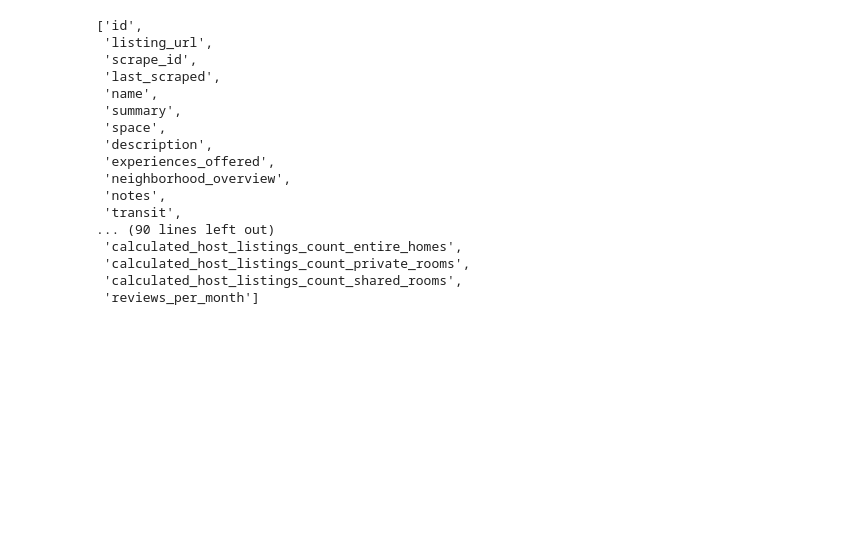
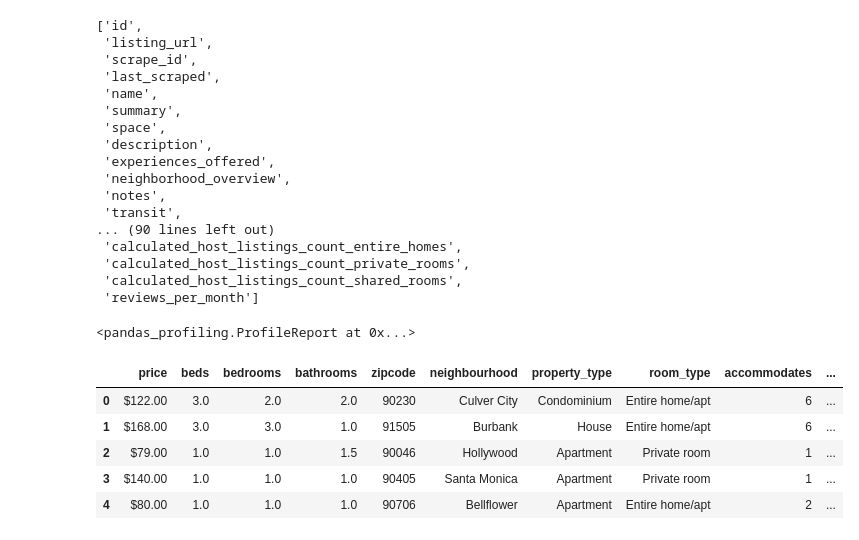
Before and after one commit to bw-airbnb-team-3/data-engineering, a Jupyter notebook: notebooks/DS_AirBnB_Team3.ipynb, the cells around one changed output. Drawn from its saved outputs; the diff is of its cells as text; code cells hidden in the pictures; blank space fills up the shorter version.

```diff
--- a/notebooks/DS_AirBnB_Team3.ipynb
+++ b/notebooks/DS_AirBnB_Team3.ipynb
@@ -86,3 +88,22 @@ list(det_list.columns)
  'calculated_host_listings_count_private_rooms',
  'calculated_host_listings_count_shared_rooms',
  'reviews_per_month']
+# %%
+pandas_profiling.ProfileReport(det_list)
+# %% [output]
+<pandas_profiling.ProfileReport at 0x...>
+# %%
+columns = ['price', 'beds', 'bedrooms', 'bathrooms', 'zipcode', 'neighbourhood',
+           'property_type', 'room_type', 'accommodates', 'guests_included',
+           'minimum_nights', 'instant_bookable']
+
+train = det_list[columns]
+
+train.head()
+# %% [output]
+|  | price | beds | bedrooms | bathrooms | zipcode | neighbourhood | property_type | room_type | accommodates | ... |
+| 0 | $122.00 | 3.0 | 2.0 | 2.0 | 90230 | Culver City | Condominium | Entire home/apt | 6 | ... |
+| 1 | $168.00 | 3.0 | 3.0 | 1.0 | 91505 | Burbank | House | Entire home/apt | 6 | ... |
+| 2 | $79.00 | 1.0 | 1.0 | 1.5 | 90046 | Hollywood | Apartment | Private room | 1 | ... |
+| 3 | $140.00 | 1.0 | 1.0 | 1.0 | 90405 | Santa Monica | Apartment | Private room | 1 | ... |
+| 4 | $80.00 | 1.0 | 1.0 | 1.0 | 90706 | Bellflower | Apartment | Entire home/apt | 2 | ... |
```
Also changed, not shown: parts of 5 cells of this notebook.
